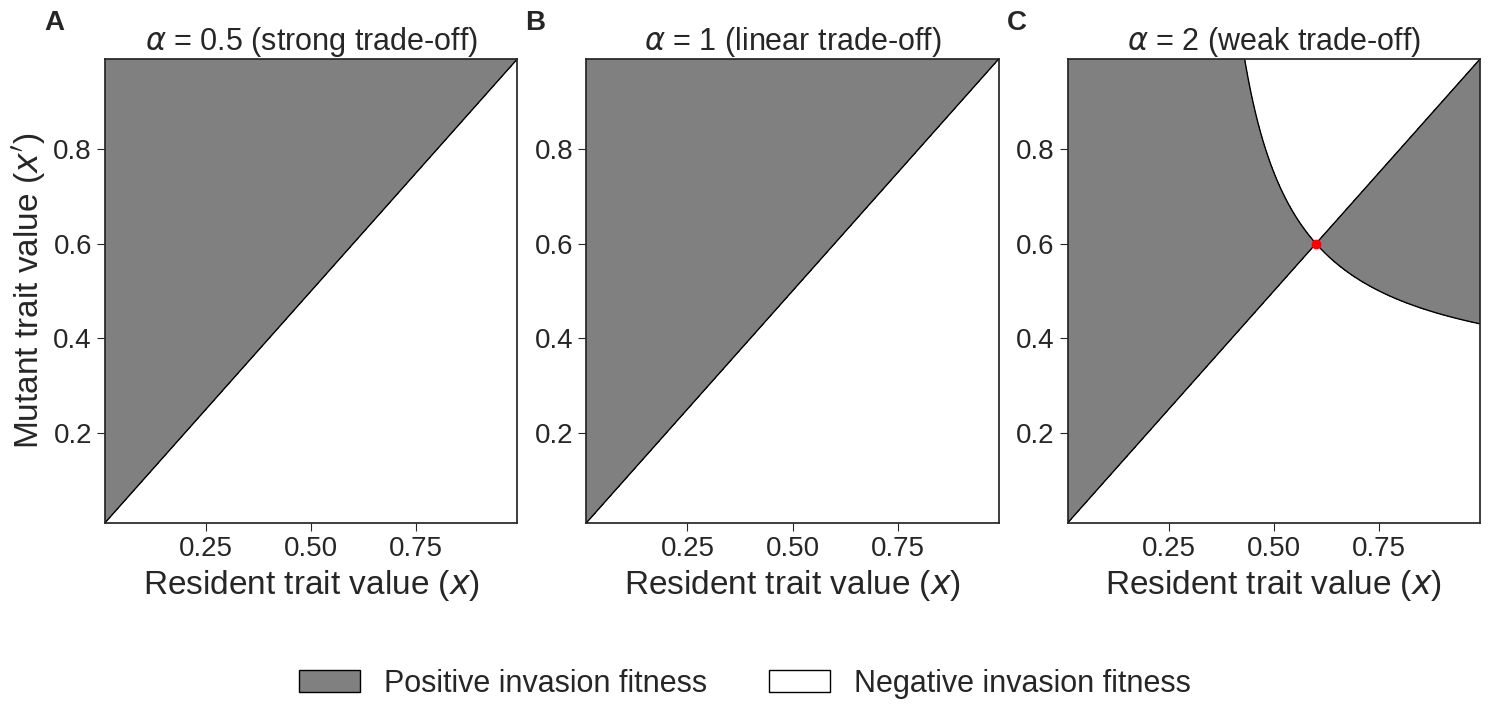
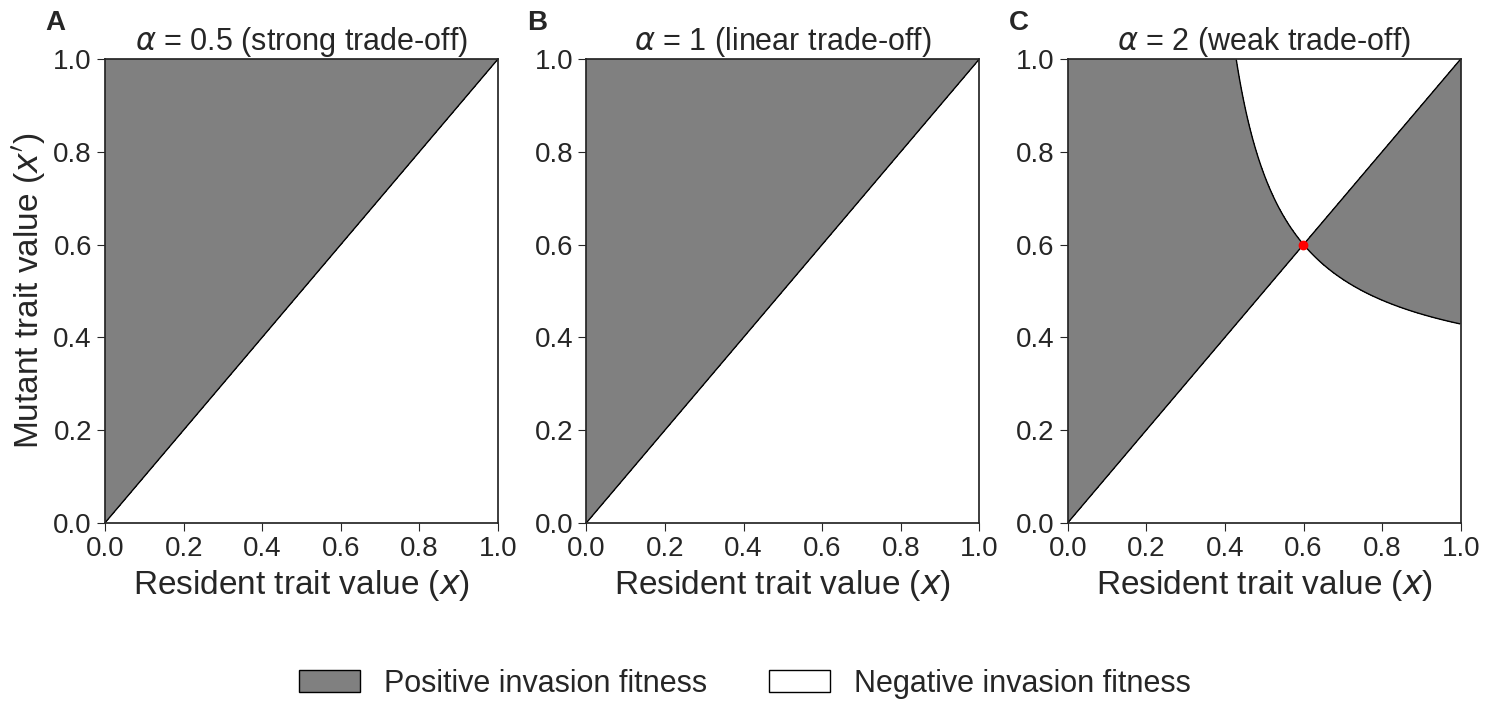
The notebook cell's code change between the first figure and the second:
--- before
+++ after
@@ -3,6 +3,9 @@
     g, f, e_p, c, d, R_val = 5, 4, 0.1, 0.1, 0.3, 2
     def _fitness(x, y, alpha): return g*c*y*R_val - e_p*f*y**alpha*(R_val*c*g*x - d)/(e_p*f*x**alpha) - d
-    x = np.linspace(0.01, 0.99, 400); y = np.linspace(0.01, 0.99, 400); X, Y = np.meshgrid(x, y)
+    x = np.linspace(0.001, 0.999, 400); y = np.linspace(0.001, 0.999, 400); X, Y = np.meshgrid(x, y)
     fig, axes = plt.subplots(1, 3, figsize=(15, 6.8))
+
+    tick_values = [0, 0.2, 0.4, 0.6, 0.8, 1]
+
     for idx, (ax, alpha) in enumerate(zip(axes, [0.5, 1, 2])):
         Z = _fitness(X, Y, alpha) - _fitness(X, X, alpha)
@@ -16,4 +19,11 @@
                     hp = (x[j], y[i]); break
         if hp: ax.plot(hp[0], hp[1], 'ro', markersize=6)
+
+        # Set limits and ticks
+        ax.set_xlim(0, 1)
+        ax.set_ylim(0, 1)
+        ax.set_xticks(tick_values)
+        ax.set_yticks(tick_values)
+
         ax.set_xlabel("Resident trait value ($x$)", fontsize=24)
         if idx == 0:
@@ -23,5 +33,4 @@
         ax.text(-0.1, 1.05, chr(65+idx), transform=ax.transAxes, fontsize=20, fontweight='bold', va='bottom', ha='right')
 
-    # Increased the negative offset in bbox_to_anchor to move legend further down
     fig.legend([plt.Rectangle((0,0),1,1,edgecolor='black',facecolor='grey'),
                 plt.Rectangle((0,0),1,1,edgecolor='black',facecolor='white')],
@@ -32,4 +41,5 @@
     save_fig(fig, resolve_path('Figure_4.svg'))
     return fig
+
 fig = plot_pip()
 display(fig)

Commit: Criado usando o Colab